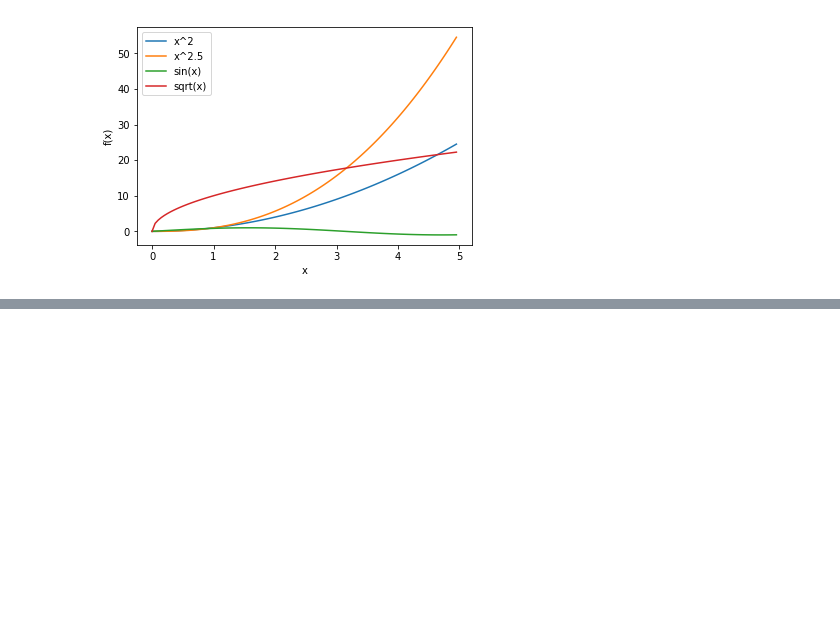
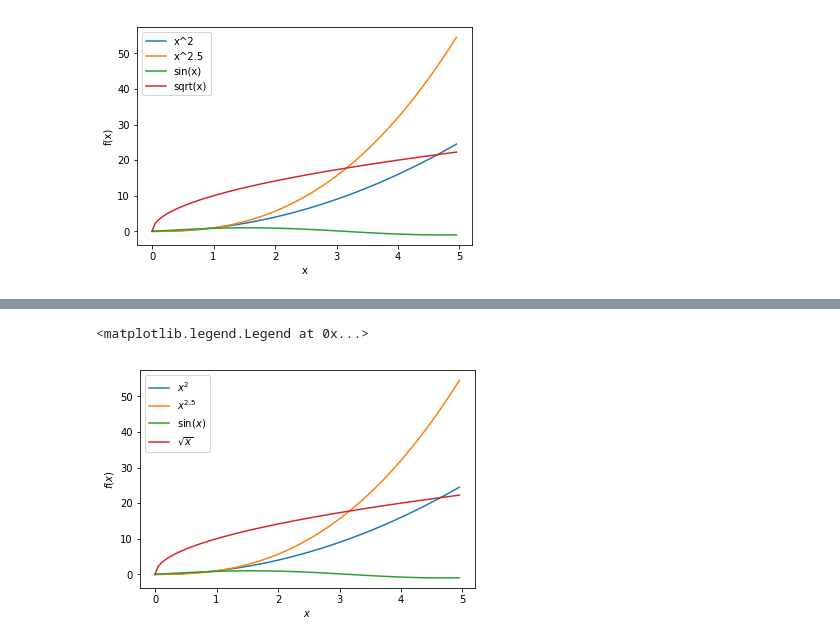
Before and after one commit to cs-cmuq/110-www, a Jupyter notebook: lectures/L22.ipynb, the cells around one changed output, grey strips where cells are left out. Drawn from its saved outputs; the diff is of its cells as text; code cells hidden in the pictures; blank space fills up the shorter version.

```diff
--- a/lectures/L22.ipynb
+++ b/lectures/L22.ipynb
@@ -425,0 +432,13 @@ plt.legend(handles=[xx, xxx, sinx, sqrtx])
+# %%
+x = np.arange(0., 5, 0.05)
+plt.figure()
+plt.xlabel('$x$')
+plt.ylabel('$f(x)$')
+xx, = plt.plot(x, x**2, label='$x^2$')
+xxx, = plt.plot(x, x**2.5, label='$x^{2.5}$')
+sinx, = plt.plot(x, np.sin(x), label='sin($x$)')
+sqrtx, = plt.plot(x, 10*np.sqrt(x), label='$\sqrt{x}$')
+plt.legend(handles=[xx, xxx, sinx, sqrtx])
+# %% [output]
+<matplotlib.legend.Legend at 0x...>
+[figure, added]
```
Also changed, not shown: parts of 6 cells of this notebook.
